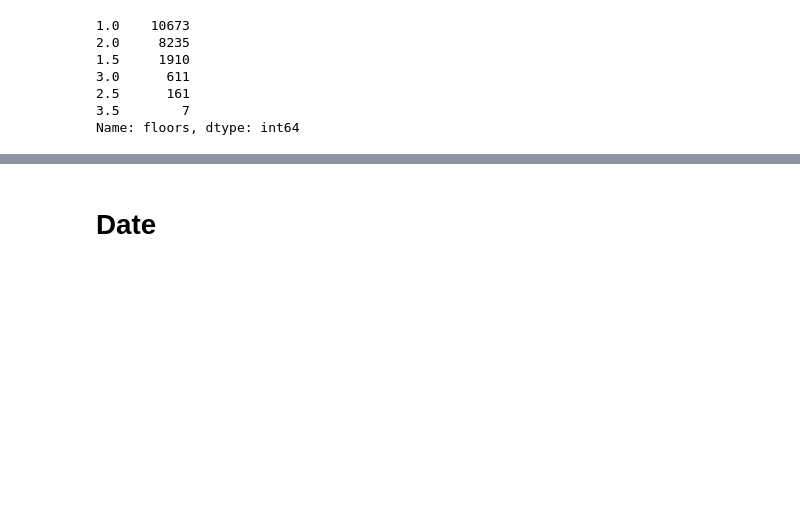
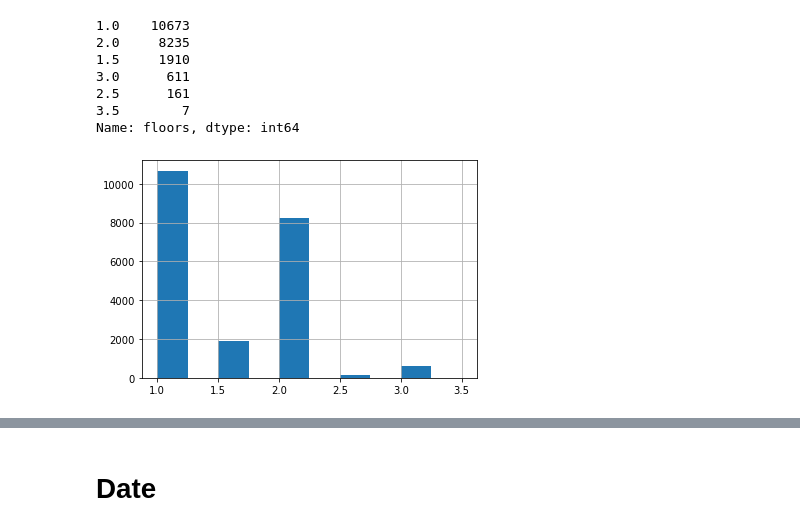
Before and after one commit to Jyve00/King-County-Housing-, a Jupyter notebook: notebooks/Matthew/Matthew-EDA.ipynb, the cells around one changed output, grey strips where cells are left out. Saved outputs shown, nothing was run; the diff lists cells and outputs as text; code cells hidden in the pictures; blank space fills up the shorter version.

```diff
--- a/notebooks/Matthew/Matthew-EDA.ipynb
+++ b/notebooks/Matthew/Matthew-EDA.ipynb
@@ -188,6 +228,11 @@ kc_m['floors'].value_counts()
 2.5      161
 3.5        7
 Name: floors, dtype: int64
+# %%
+# Checking distribution
+kc_m['floors'].hist();
+# %% [output]
+[figure, added]
 # %%
 # We only have 6 distinct categories, so lets encode them
 kc_m = pd.get_dummies(data=kc_m, columns=['floors'])
```
Also changed, not shown: parts of 6 cells of this notebook.
